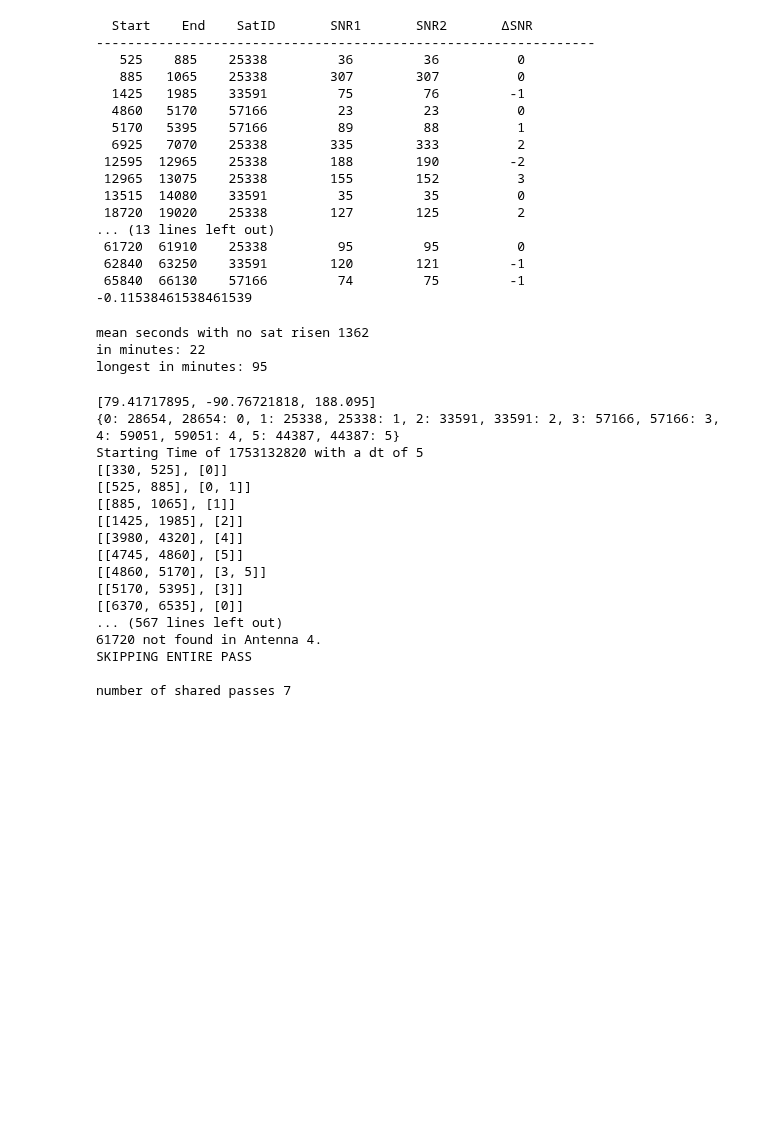
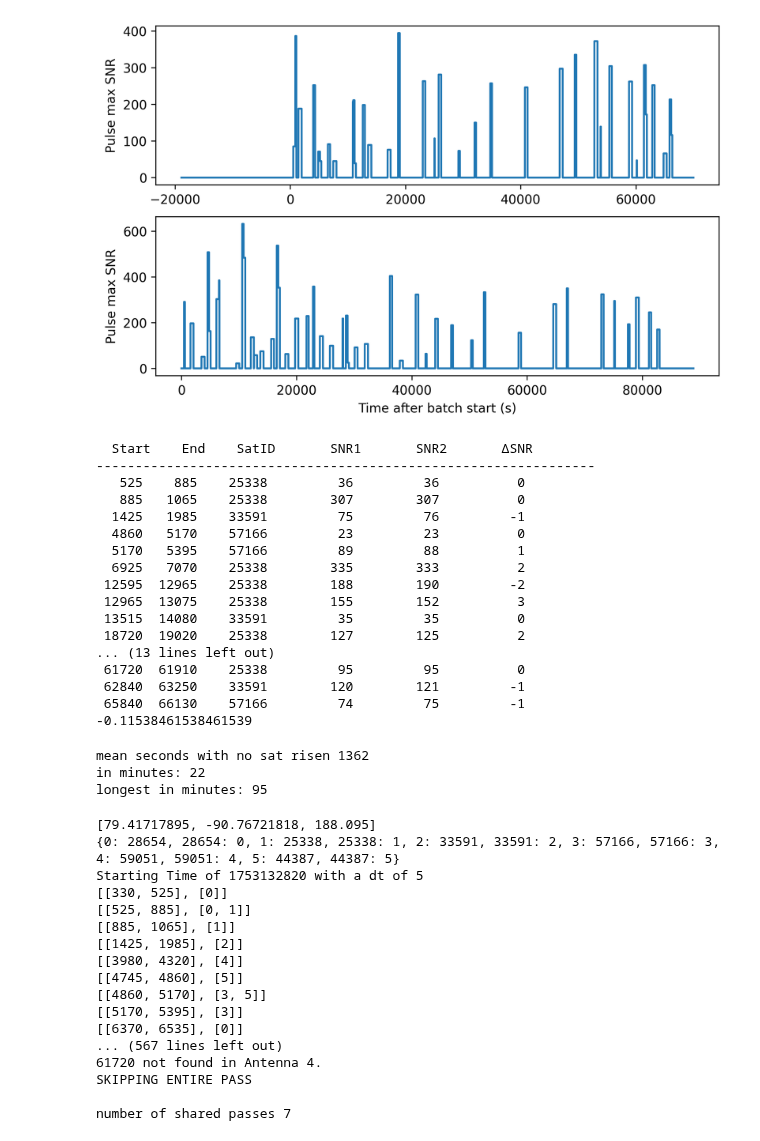
Before and after one commit to ALBATROS-Experiment/albatros_analysis, a Jupyter notebook: scripts/orbcomm/scraping.ipynb, the cells around one changed output. Cells and saved outputs as stored; diff of their text form; code cells hidden in the pictures; blank space fills up the shorter version.

```diff
--- a/scripts/orbcomm/scraping.ipynb
+++ b/scripts/orbcomm/scraping.ipynb
@@ -49,0 +74,84 @@ def extract_snr_dict(data):
+# %%
+coords = [79.41717895, -90.76721818, 188.095]
+path1 = config_corr
+path2 = config_long
+
+start1 = 1753132820
+end1 = 1753132820 + 70000
+
+start2 = 1753200150
+end2 = 1753200150 + 83000
+
+ant_name = 'Antenna 2'
+plot = True
+# %%
+#def get_snr_vs_time_2plot(path1, start1, end1, path2, start2, end2, ant_name, plot=True):
+
+#get snrs
+snrs1 = ph.get_snr_vs_time(path1, start1, end1, ant_name, plot=False)
+snrs2 = ph.get_snr_vs_time(path2, start2, end2, ant_name, plot=False)
+times1 = np.arange(end1-start1)
+times2 = np.arange(end2-start2)
+
+#get fixed (unwrapped) lst intervals
+start1_lst, end1_lst = unix_to_lst_with_fix(start1, end1, coords)
+start2_lst, end2_lst = unix_to_lst_with_fix(start2, end2, coords)
+
+print((float(start1_lst), float(end1_lst)))
+print((float(start2_lst), float(end2_lst)))
+
+#check if there's overlap
+if end2_lst > start1_lst:
+    overlap = True
+elif end1_lst > start2_lst:
+    overlap = True
+else:
+    overlap = False
+
+#overlap means we actually want to do this plot, otherwise no point
+print(overlap)
+
+#check which one is first (modulo 360 of course)
+#convention is that 1 starts before 2
+flip = False
+if start2_lst < start1_lst:
+    flip = True
+
+if flip:
+    #2 comes first so have to pad 1
+    difference_secs = int((start1_lst - start2_lst)*240)
+    snrs1 = np.pad(snrs1, (difference_secs, 0), mode='constant', constant_values=0)
+    neg_seq = np.arange(-difference_secs, 0)
+    times1 = np.concatenate([neg_seq, times1])
+else:
+    #1 comes first so have to pad 2
+    difference_secs = int((start2_lst - start1_lst)*240)
+    snrs2 = np.pad(snrs2, (difference_secs, 0), mode='constant', constant_values=0)
+    neg_seq = np.arange(-difference_secs, 0)
+    times2 = np.concatenate([neg_seq, times2])
+
+
+#now check which ones ends first
+end1, end2 = len(times1), len(times2)
+print(end1)
+print(end2)
+
+if end1 < end2:
+    snrs1 = np.pad(snrs1, (0, end2-end1), mode='constant', constant_values=0)
+    pos_seq = np.arange(end1,end2)
+    times1 = np.concatenate([times1, pos_seq])
+else:
+    snrs2 = np.pad(snrs2, (0, end1-end2), mode='constant', constant_values=0)
+    pos_seq = np.arange(end2, end1)
+    times2 = np.concatenate([times2, pos_seq])
+
+if plot:
+    fig, ax = plt.subplots(2, 1, dpi=300)
+    fig.set_size_inches(8,5)
+    ax[0].plot(times1, snrs1)
+    ax[0].set_ylabel('Pulse max SNR')
+
+    ax[1].plot(times2, snrs2)
+    ax[1].set_xlabel('Time after batch start (s)')
+    ax[1].set_ylabel('Pulse max SNR')
+# %% [output]
@@ -50,3 +167,4 @@ def extract_snr_dict(data):
+[figure, added]
 # %%
 def compare_snrs(snr_dict1, snr_dict2):
     all_keys = set(snr_dict1.keys()) | set(snr_dict2.keys())
```
Also changed, not shown: parts of 8 cells of this notebook, 5 other files.
